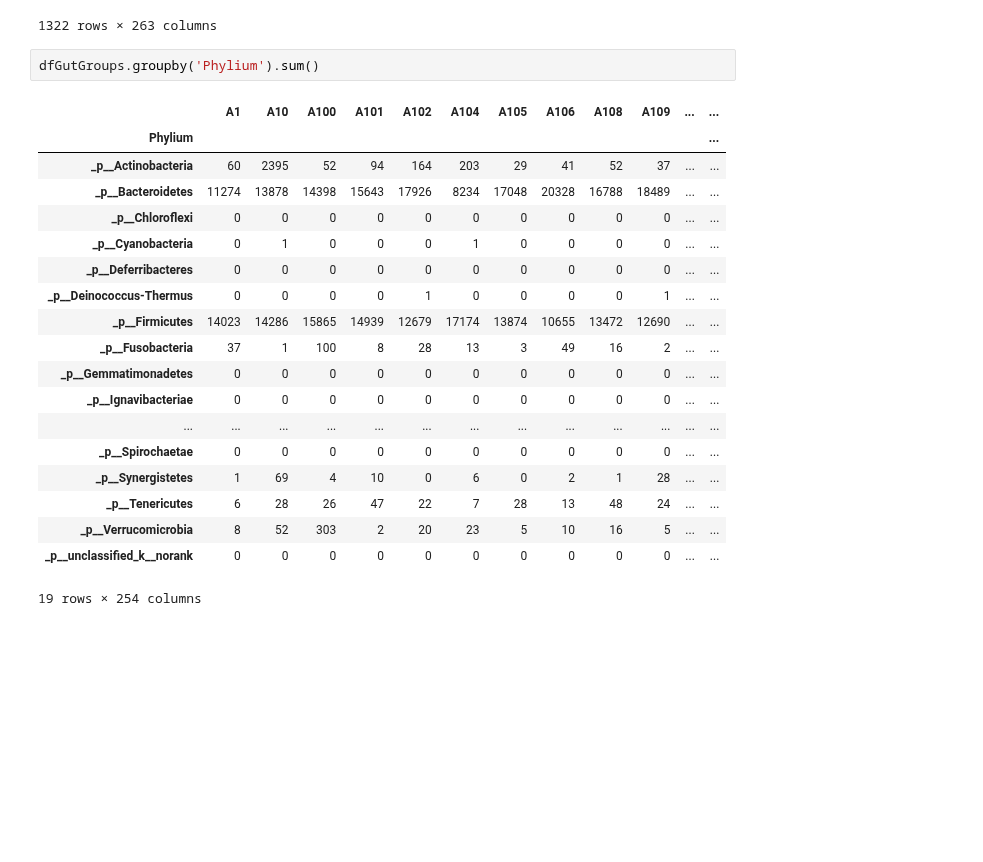
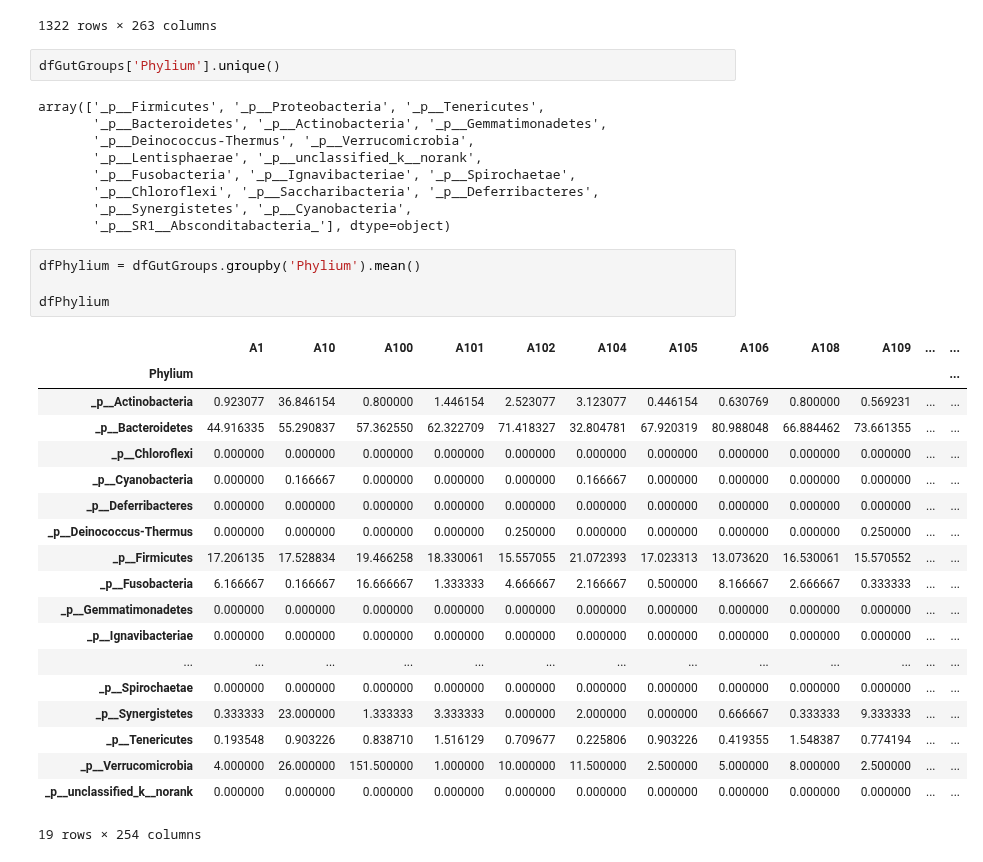
Before and after one commit to brenoslivio/GutMicrobiomeAnalysis, a Jupyter notebook: code/ASD_Microbiota.ipynb, the cells around one changed output. Cells and saved outputs as stored; diff of their text form; blank space fills up the shorter version.

```diff
--- a/code/ASD_Microbiota.ipynb
+++ b/code/ASD_Microbiota.ipynb
@@ -82,24 +86,37 @@ dfGutGroups
 | 1321 | OTU1338 | d__Bacteria | _k__norank | _p__Firmicutes | _c__Clostridia | _o__Clostridiales | _f__Christensenellaceae | _g__Christensenellaceae_R-7_group | _s__unclassified_g__Christensenel... | 0 | ... | ... |
 1322 rows × 263 columns
 # %%
-dfGutGroups.groupby('Phylium').sum()
+dfGutGroups['Phylium'].unique()
 # %% [output]
-|  | A1 | A10 | A100 | A101 | A102 | A104 | A105 | A106 | A108 | A109 | ... | ... |
-| Phylium |  |  |  |  |  |  |  |  |  |  |  | ... |
-| _p__Actinobacteria | 60 | 2395 | 52 | 94 | 164 | 203 | 29 | 41 | 52 | 37 | ... | ... |
-| _p__Bacteroidetes | 11274 | 13878 | 14398 | 15643 | 17926 | 8234 | 17048 | 20328 | 16788 | 18489 | ... | ... |
-| _p__Chloroflexi | 0 | 0 | 0 | 0 | 0 | 0 | 0 | 0 | 0 | 0 | ... | ... |
-| _p__Cyanobacteria | 0 | 1 | 0 | 0 | 0 | 1 | 0 | 0 | 0 | 0 | ... | ... |
-| _p__Deferribacteres | 0 | 0 | 0 | 0 | 0 | 0 | 0 | 0 | 0 | 0 | ... | ... |
-| _p__Deinococcus-Thermus | 0 | 0 | 0 | 0 | 1 | 0 | 0 | 0 | 0 | 1 | ... | ... |
-| _p__Firmicutes | 14023 | 14286 | 15865 | 14939 | 12679 | 17174 | 13874 | 10655 | 13472 | 12690 | ... | ... |
-| _p__Fusobacteria | 37 | 1 | 100 | 8 | 28 | 13 | 3 | 49 | 16 | 2 | ... | ... |
-| _p__Gemmatimonadetes | 0 | 0 | 0 | 0 | 0 | 0 | 0 | 0 | 0 | 0 | ... | ... |
-| _p__Ignavibacteriae | 0 | 0 | 0 | 0 | 0 | 0 | 0 | 0 | 0 | 0 | ... | ... |
-| ... | ... | ... | ... | ... | ... | ... | ... | ... | ... | ... | ... | ... |
-| _p__Spirochaetae | 0 | 0 | 0 | 0 | 0 | 0 | 0 | 0 | 0 | 0 | ... | ... |
-| _p__Synergistetes | 1 | 69 | 4 | 10 | 0 | 6 | 0 | 2 | 1 | 28 | ... | ... |
-| _p__Tenericutes | 6 | 28 | 26 | 47 | 22 | 7 | 28 | 13 | 48 | 24 | ... | ... |
-| _p__Verrucomicrobia | 8 | 52 | 303 | 2 | 20 | 23 | 5 | 10 | 16 | 5 | ... | ... |
-| _p__unclassified_k__norank | 0 | 0 | 0 | 0 | 0 | 0 | 0 | 0 | 0 | 0 | ... | ... |
-19 rows × 254 columns
+array(['_p__Firmicutes', '_p__Proteobacteria', '_p__Tenericutes',
+       '_p__Bacteroidetes', '_p__Actinobacteria', '_p__Gemmatimonadetes',
+       '_p__Deinococcus-Thermus', '_p__Verrucomicrobia',
+       '_p__Lentisphaerae', '_p__unclassified_k__norank',
+       '_p__Fusobacteria', '_p__Ignavibacteriae', '_p__Spirochaetae',
+       '_p__Chloroflexi', '_p__Saccharibacteria', '_p__Deferribacteres',
+       '_p__Synergistetes', '_p__Cyanobacteria',
+       '_p__SR1__Absconditabacteria_'], dtype=object)
+# %%
+dfPhylium = dfGutGroups.groupby('Phylium').mean()
+
+dfPhylium
+# %% [output]
+|  | A1 | A10 | A100 | A101 | A102 | A104 | A105 | A106 | A108 | A109 | ... | ... |
+| Phylium |  |  |  |  |  |  |  |  |  |  |  | ... |
+| _p__Actinobacteria | 0.923077 | 36.846154 | 0.800000 | 1.446154 | 2.523077 | 3.123077 | 0.446154 | 0.630769 | 0.800000 | 0.569231 | ... | ... |
+| _p__Bacteroidetes | 44.916335 | 55.290837 | 57.362550 | 62.322709 | 71.418327 | 32.804781 | 67.920319 | 80.988048 | 66.884462 | 73.661355 | ... | ... |
+| _p__Chloroflexi | 0.000000 | 0.000000 | 0.000000 | 0.000000 | 0.000000 | 0.000000 | 0.000000 | 0.000000 | 0.000000 | 0.000000 | ... | ... |
+| _p__Cyanobacteria | 0.000000 | 0.166667 | 0.000000 | 0.000000 | 0.000000 | 0.166667 | 0.000000 | 0.000000 | 0.000000 | 0.000000 | ... | ... |
+| _p__Deferribacteres | 0.000000 | 0.000000 | 0.000000 | 0.000000 | 0.000000 | 0.000000 | 0.000000 | 0.000000 | 0.000000 | 0.000000 | ... | ... |
+| _p__Deinococcus-Thermus | 0.000000 | 0.000000 | 0.000000 | 0.000000 | 0.250000 | 0.000000 | 0.000000 | 0.000000 | 0.000000 | 0.250000 | ... | ... |
+| _p__Firmicutes | 17.206135 | 17.528834 | 19.466258 | 18.330061 | 15.557055 | 21.072393 | 17.023313 | 13.073620 | 16.530061 | 15.570552 | ... | ... |
+| _p__Fusobacteria | 6.166667 | 0.166667 | 16.666667 | 1.333333 | 4.666667 | 2.166667 | 0.500000 | 8.166667 | 2.666667 | 0.333333 | ... | ... |
+| _p__Gemmatimonadetes | 0.000000 | 0.000000 | 0.000000 | 0.000000 | 0.000000 | 0.000000 | 0.000000 | 0.000000 | 0.000000 | 0.000000 | ... | ... |
+| _p__Ignavibacteriae | 0.000000 | 0.000000 | 0.000000 | 0.000000 | 0.000000 | 0.000000 | 0.000000 | 0.000000 | 0.000000 | 0.000000 | ... | ... |
+| ... | ... | ... | ... | ... | ... | ... | ... | ... | ... | ... | ... | ... |
+| _p__Spirochaetae | 0.000000 | 0.000000 | 0.000000 | 0.000000 | 0.000000 | 0.000000 | 0.000000 | 0.000000 | 0.000000 | 0.000000 | ... | ... |
+| _p__Synergistetes | 0.333333 | 23.000000 | 1.333333 | 3.333333 | 0.000000 | 2.000000 | 0.000000 | 0.666667 | 0.333333 | 9.333333 | ... | ... |
+| _p__Tenericutes | 0.193548 | 0.903226 | 0.838710 | 1.516129 | 0.709677 | 0.225806 | 0.903226 | 0.419355 | 1.548387 | 0.774194 | ... | ... |
+| _p__Verrucomicrobia | 4.000000 | 26.000000 | 151.500000 | 1.000000 | 10.000000 | 11.500000 | 2.500000 | 5.000000 | 8.000000 | 2.500000 | ... | ... |
+| _p__unclassified_k__norank | 0.000000 | 0.000000 | 0.000000 | 0.000000 | 0.000000 | 0.000000 | 0.000000 | 0.000000 | 0.000000 | 0.000000 | ... | ... |
+19 rows × 254 columns
```
Also changed, not shown: parts of 15 cells of this notebook, 1 other file.
